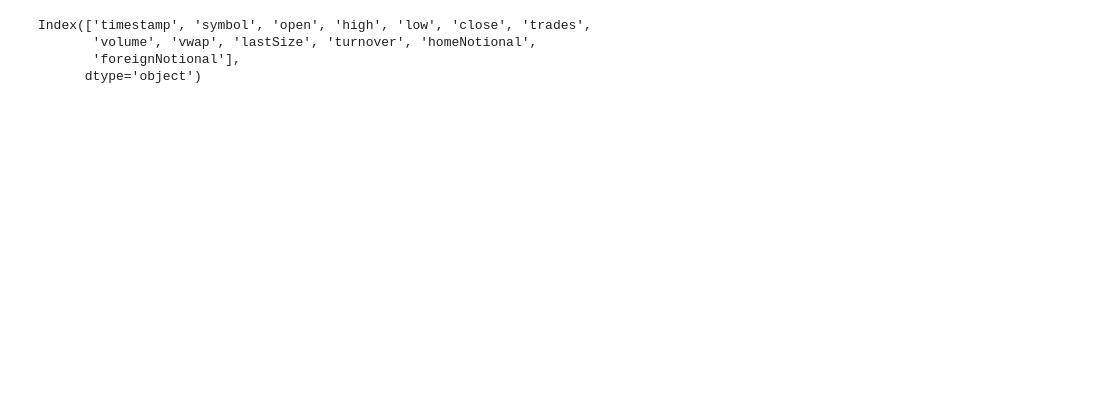
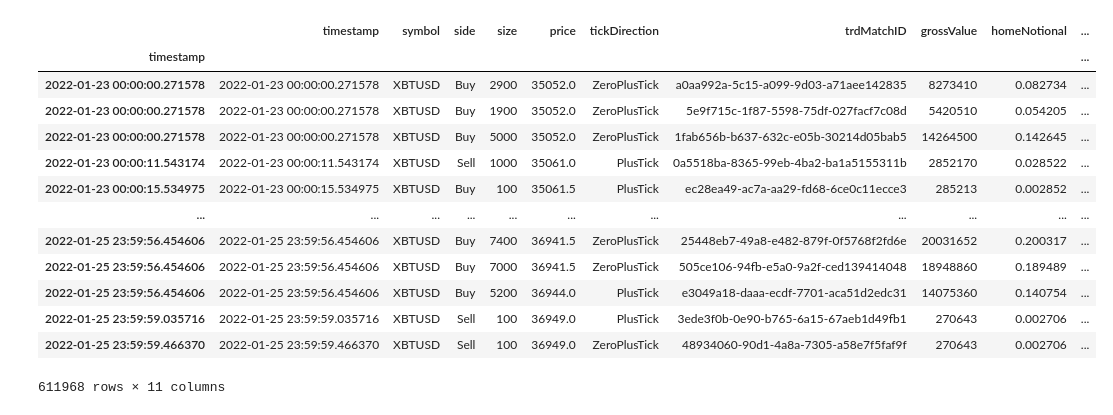
Before and after one commit to rohith2506/aifm, a Jupyter notebook: Imbalance bars.ipynb, the cells around one changed output. Drawn from its saved outputs; the diff is of its cells as text; code cells hidden in the pictures; blank space fills up the shorter version.

```diff
--- a/Imbalance bars.ipynb
+++ b/Imbalance bars.ipynb
@@ -8,2 +11,3 @@ bitmex_trade_data = json.loads(open("data/bitmex/trade_data_bucketed.json", "r")
 # %%
-bitmex_trade_data[:10]
+# get only XBTUSD symbol
+data = data[data.symbol == 'XBTUSD']
@@ -52,8 +28,19 @@ df.head
 # %%
-df.columns
+data_time_vwap = data_time_group.apply(compute_vwap)
+data_time_vwap
 # %% [output]
+|  | timestamp | symbol | side | size | price | tickDirection | trdMatchID | grossValue | homeNotional | ... |
+| timestamp |  |  |  |  |  |  |  |  |  | ... |
+| 2022-01-23 00:00:00.271578 | 2022-01-23 00:00:00.271578 | XBTUSD | Buy | 2900 | 35052.0 | ZeroPlusTick | a0aa992a-5c15-a099-9d03-a71aee142835 | 8273410 | 0.082734 | ... |
+| 2022-01-23 00:00:00.271578 | 2022-01-23 00:00:00.271578 | XBTUSD | Buy | 1900 | 35052.0 | ZeroPlusTick | 5e9f715c-1f87-5598-75df-027facf7c08d | 5420510 | 0.054205 | ... |
+| 2022-01-23 00:00:00.271578 | 2022-01-23 00:00:00.271578 | XBTUSD | Buy | 5000 | 35052.0 | ZeroPlusTick | 1fab656b-b637-632c-e05b-30214d05bab5 | 14264500 | 0.142645 | ... |
+| 2022-01-23 00:00:11.543174 | 2022-01-23 00:00:11.543174 | XBTUSD | Sell | 1000 | 35061.0 | PlusTick | 0a5518ba-8365-99eb-4ba2-ba1a5155311b | 2852170 | 0.028522 | ... |
+| 2022-01-23 00:00:15.534975 | 2022-01-23 00:00:15.534975 | XBTUSD | Buy | 100 | 35061.5 | PlusTick | ec28ea49-ac7a-aa29-fd68-6ce0c11ecce3 | 285213 | 0.002852 | ... |
+| ... | ... | ... | ... | ... | ... | ... | ... | ... | ... | ... |
+| 2022-01-25 23:59:56.454606 | 2022-01-25 23:59:56.454606 | XBTUSD | Buy | 7400 | 36941.5 | ZeroPlusTick | 25448eb7-49a8-e482-879f-0f5768f2fd6e | 20031652 | 0.200317 | ... |
+| 2022-01-25 23:59:56.454606 | 2022-01-25 23:59:56.454606 | XBTUSD | Buy | 7000 | 36941.5 | ZeroPlusTick | 505ce106-94fb-e5a0-9a2f-ced139414048 | 18948860 | 0.189489 | ... |
+| 2022-01-25 23:59:56.454606 | 2022-01-25 23:59:56.454606 | XBTUSD | Buy | 5200 | 36944.0 | PlusTick | e3049a18-daaa-ecdf-7701-aca51d2edc31 | 14075360 | 0.140754 | ... |
+| 2022-01-25 23:59:59.035716 | 2022-01-25 23:59:59.035716 | XBTUSD | Sell | 100 | 36949.0 | PlusTick | 3ede3f0b-0e90-b765-6a15-67aeb1d49fb1 | 270643 | 0.002706 | ... |
+| 2022-01-25 23:59:59.466370 | 2022-01-25 23:59:59.466370 | XBTUSD | Sell | 100 | 36949.0 | ZeroPlusTick | 48934060-90d1-4a8a-7305-a58e7f5faf9f | 270643 | 0.002706 | ... |
-Index(['timestamp', 'symbol', 'open', 'high', 'low', 'close', 'trades',
-       'volume', 'vwap', 'lastSize', 'turnover', 'homeNotional',
-       'foreignNotional'],
-      dtype='object')
+611968 rows × 11 columns
 # %%
```
Also changed, not shown: parts of 22 cells of this notebook, 4 other files.
